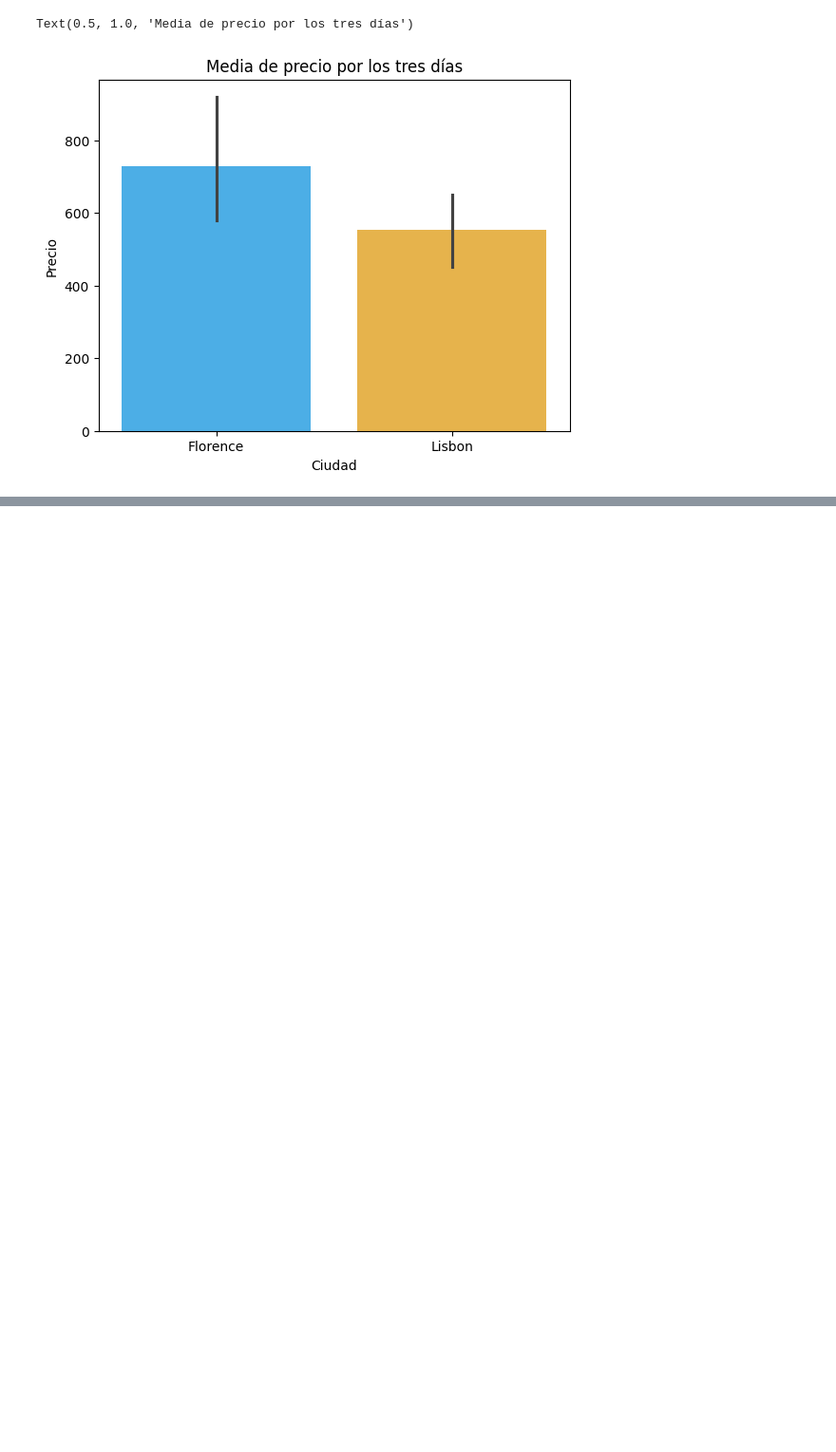
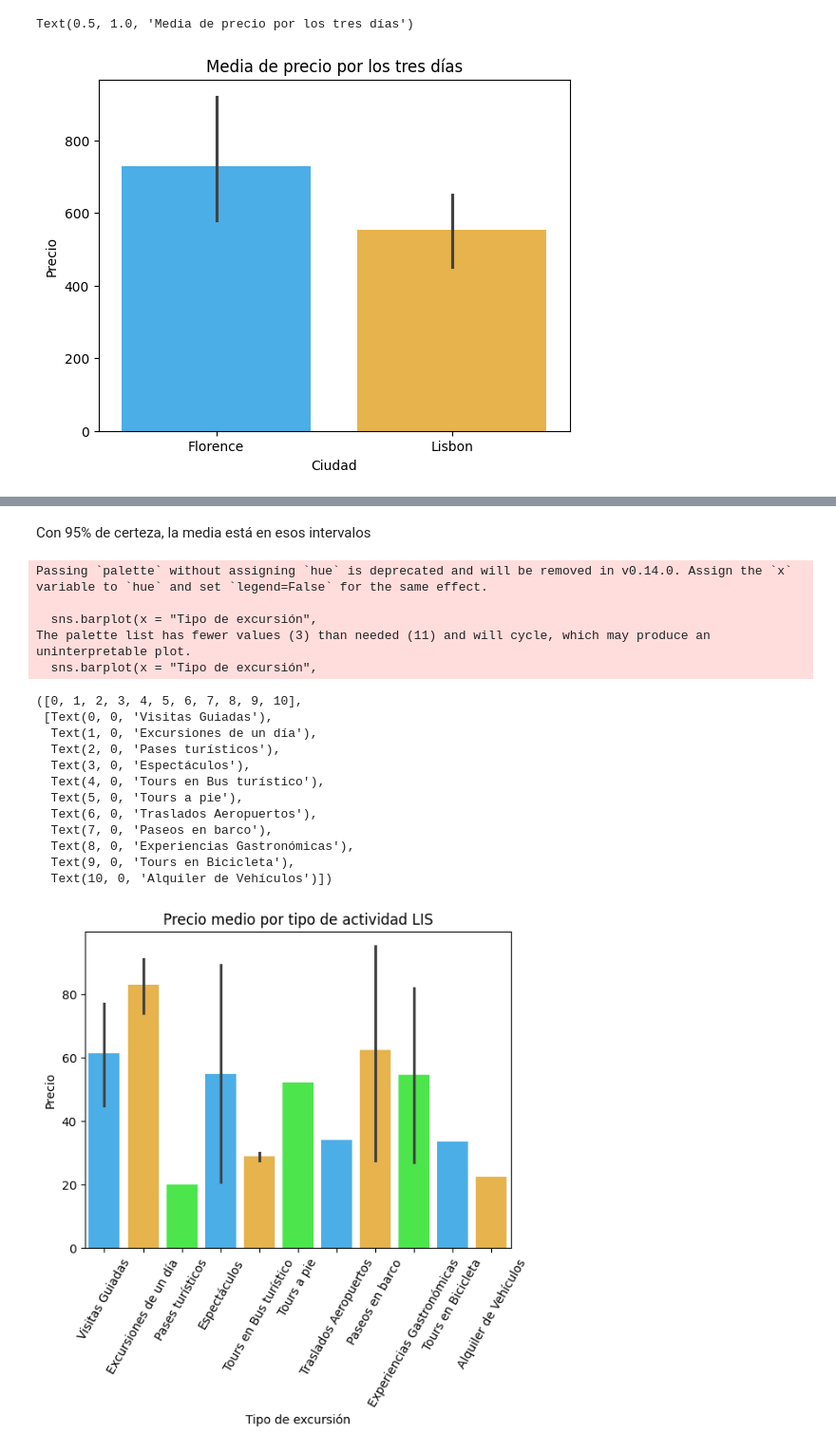
Before and after one commit to ngcarvajall/Entrega-Proyecto-ProyectoExplorandoViajes---Nelson-, a Jupyter notebook: EDA/Exploracion.ipynb, the cells around one changed output, grey strips where cells are left out. Shown at 95% size. Drawn from its saved outputs; the diff is of its cells as text; code cells hidden in the pictures; blank space fills up the shorter version.

```diff
--- a/EDA/Exploracion.ipynb
+++ b/EDA/Exploracion.ipynb
@@ -582,0 +663,28 @@ Text(0.5, 1.0, 'Media de precio por los tres días')
+# %% [markdown]
+Con 95% de certeza, la media está en esos intervalos
+# %%
+sns.barplot(x = "Tipo de excursión",
+              y = 'Precio',
+              data = excursiones_lisboa,
+              palette=["#33B5FF", "#FFBB33", '#33FF33'])
+plt.title('Precio medio por tipo de actividad LIS')
+plt.xticks(rotation=60)
+# %% [output]
+Passing `palette` without assigning `hue` is deprecated and will be removed in v0.14.0. Assign the `x` variable to `hue` and set `legend=False` for the same effect.
+
+  sns.barplot(x = "Tipo de excursión",
+The palette list has fewer values (3) than needed (11) and will cycle, which may produce an uninterpretable plot.
+  sns.barplot(x = "Tipo de excursión",
+([0, 1, 2, 3, 4, 5, 6, 7, 8, 9, 10],
+ [Text(0, 0, 'Visitas Guiadas'),
+  Text(1, 0, 'Excursiones de un día'),
+  Text(2, 0, 'Pases turísticos'),
+  Text(3, 0, 'Espectáculos'),
+  Text(4, 0, 'Tours en Bus turístico'),
+  Text(5, 0, 'Tours a pie'),
+  Text(6, 0, 'Traslados Aeropuertos'),
+  Text(7, 0, 'Paseos en barco'),
+  Text(8, 0, 'Experiencias Gastronómicas'),
+  Text(9, 0, 'Tours en Bicicleta'),
+  Text(10, 0, 'Alquiler de Vehículos')])
+[figure, added]
```
Also changed, not shown: parts of 11 cells of this notebook.
